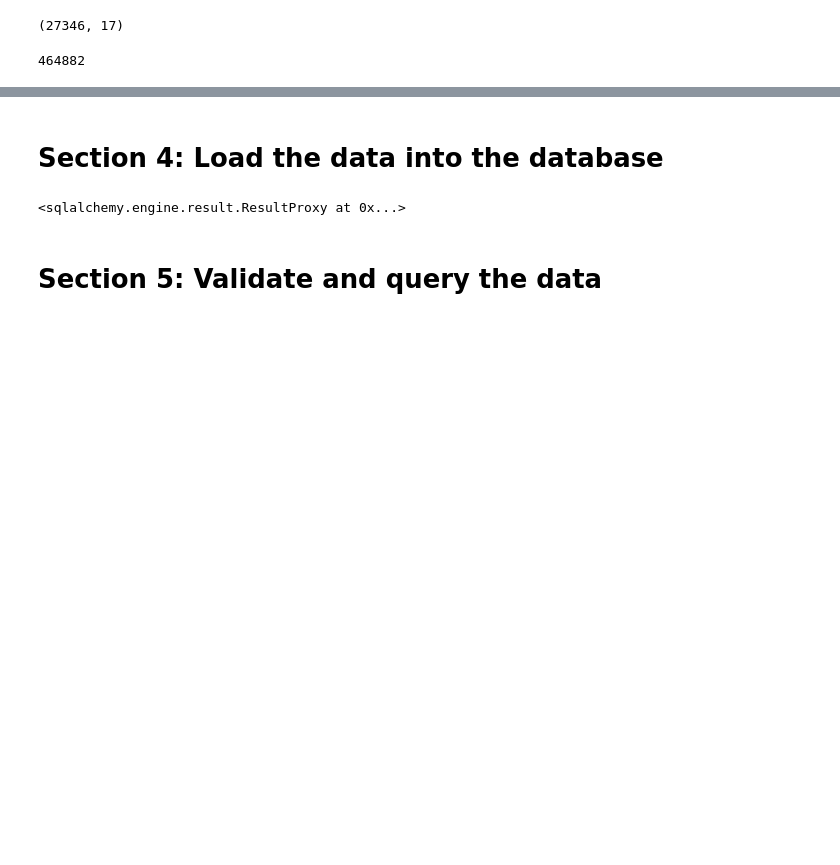
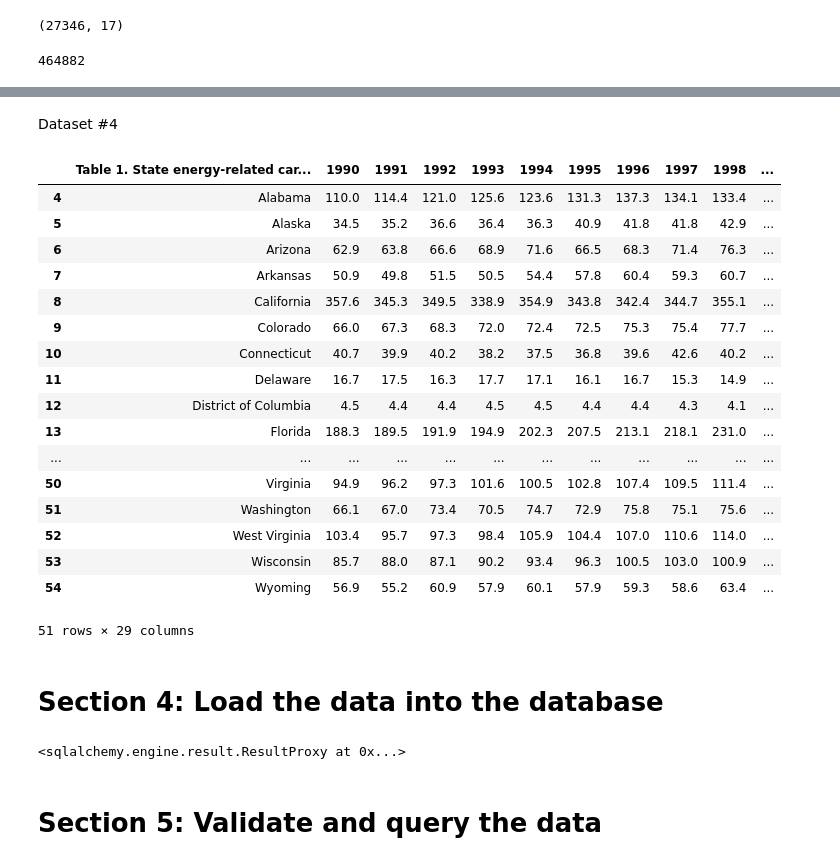
Before and after one commit to allychau/visualize_me_captain, a Jupyter notebook: master_load_tables.ipynb, the cells around one changed output, grey strips where cells are left out. Drawn from its saved outputs; the diff is of its cells as text; code cells hidden in the pictures; blank space fills up the shorter version.

```diff
--- a/master_load_tables.ipynb
+++ b/master_load_tables.ipynb
@@ -102,3 +163,54 @@ stations_df.size
+# %% [markdown]
+Dataset #4
+# %%
+# Obtain last 30 years of US State by State Emissions Data
+# Data obtained from Energy Information Administration Dataset: https://www.eia.gov/environment/emissions/state/
+
+states_co2 = "data/Statesco2.csv"
+states_co2 = pd.read_csv(states_co2, error_bad_lines=False)
+
+# Drop extra unwanted rows
+states_co2 = states_co2.drop([0,1,2,3,55,56,57,58,59,60,61,62])
+
+# Rename columns
+states_co2 = states_co2.rename(columns={"Unnamed: 1":"1990", "Unnamed: 2":"1991", "Unnamed: 3":"1992",
+                                       "Unnamed: 4":"1993", "Unnamed: 5":"1994", "Unnamed: 6":"1995",
+                                       "Unnamed: 7":"1996","Unnamed: 8":"1997", "Unnamed: 9":"1998",
+                                       "Unnamed: 10":"1999", "Unnamed: 11":"2000", "Unnamed: 12":"2001",
+                                       "Unnamed: 13":"2002", "Unnamed: 14":"2003", "Unnamed: 15":"2004",
+                                       "Unnamed: 16":"2005", "Unnamed: 17":"2006", "Unnamed: 18":"2007",
+                                       "Unnamed: 19":"2008", "Unnamed: 20":"2009", "Unnamed: 21":"2010",
+                                       "Unnamed: 22":"2011","Unnamed: 23":"2012", "Unnamed: 24":"2013",
+                                       "Unnamed: 25":"2014","Unnamed: 26":"2015", "Unnamed: 27":"2016",
+                                       "Unnamed: 28":"2017"})
+
+# Delete extra columns
+del states_co2['Unnamed: 29']
+del states_co2['Unnamed: 30']
+del states_co2['Unnamed: 31']
+del states_co2['Unnamed: 32']
+
+states_co2_df = states_co2
+states_co2_df
+# %% [output]
+|  | Table 1. State energy-related car... | 1990 | 1991 | 1992 | 1993 | 1994 | 1995 | 1996 | 1997 | 1998 | ... |
+| 4 | Alabama | 110.0 | 114.4 | 121.0 | 125.6 | 123.6 | 131.3 | 137.3 | 134.1 | 133.4 | ... |
+| 5 | Alaska | 34.5 | 35.2 | 36.6 | 36.4 | 36.3 | 40.9 | 41.8 | 41.8 | 42.9 | ... |
+| 6 | Arizona | 62.9 | 63.8 | 66.6 | 68.9 | 71.6 | 66.5 | 68.3 | 71.4 | 76.3 | ... |
+| 7 | Arkansas | 50.9 | 49.8 | 51.5 | 50.5 | 54.4 | 57.8 | 60.4 | 59.3 | 60.7 | ... |
+| 8 | California | 357.6 | 345.3 | 349.5 | 338.9 | 354.9 | 343.8 | 342.4 | 344.7 | 355.1 | ... |
+| 9 | Colorado | 66.0 | 67.3 | 68.3 | 72.0 | 72.4 | 72.5 | 75.3 | 75.4 | 77.7 | ... |
+| 10 | Connecticut | 40.7 | 39.9 | 40.2 | 38.2 | 37.5 | 36.8 | 39.6 | 42.6 | 40.2 | ... |
+| 11 | Delaware | 16.7 | 17.5 | 16.3 | 17.7 | 17.1 | 16.1 | 16.7 | 15.3 | 14.9 | ... |
+| 12 | District of Columbia | 4.5 | 4.4 | 4.4 | 4.5 | 4.5 | 4.4 | 4.4 | 4.3 | 4.1 | ... |
+| 13 | Florida | 188.3 | 189.5 | 191.9 | 194.9 | 202.3 | 207.5 | 213.1 | 218.1 | 231.0 | ... |
+| ... | ... | ... | ... | ... | ... | ... | ... | ... | ... | ... | ... |
+| 50 | Virginia | 94.9 | 96.2 | 97.3 | 101.6 | 100.5 | 102.8 | 107.4 | 109.5 | 111.4 | ... |
+| 51 | Washington | 66.1 | 67.0 | 73.4 | 70.5 | 74.7 | 72.9 | 75.8 | 75.1 | 75.6 | ... |
+| 52 | West Virginia | 103.4 | 95.7 | 97.3 | 98.4 | 105.9 | 104.4 | 107.0 | 110.6 | 114.0 | ... |
+| 53 | Wisconsin | 85.7 | 88.0 | 87.1 | 90.2 | 93.4 | 96.3 | 100.5 | 103.0 | 100.9 | ... |
+| 54 | Wyoming | 56.9 | 55.2 | 60.9 | 57.9 | 60.1 | 57.9 | 59.3 | 58.6 | 63.4 | ... |
+51 rows × 29 columns
 # %% [markdown]
 # Section 4: Load the data into the database
 # %%
```
Also changed, not shown: parts of 9 cells of this notebook.
